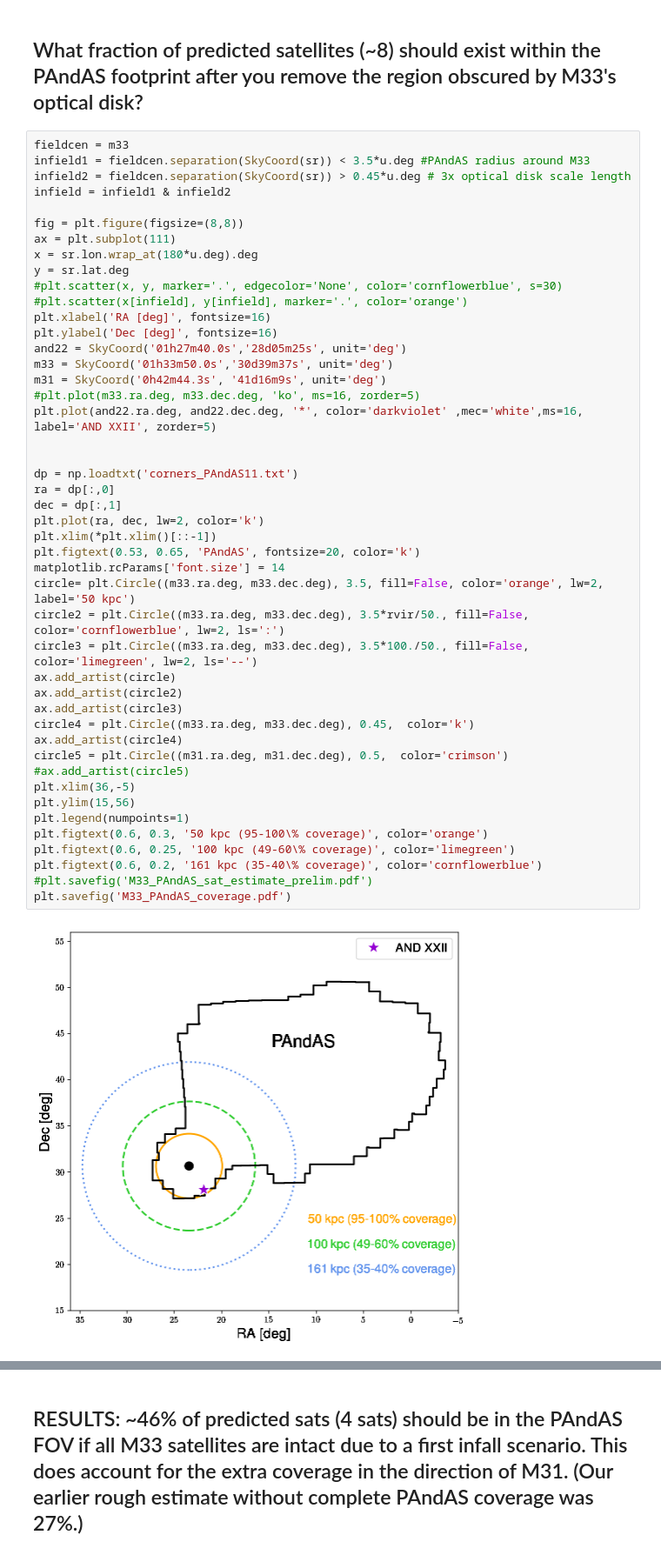
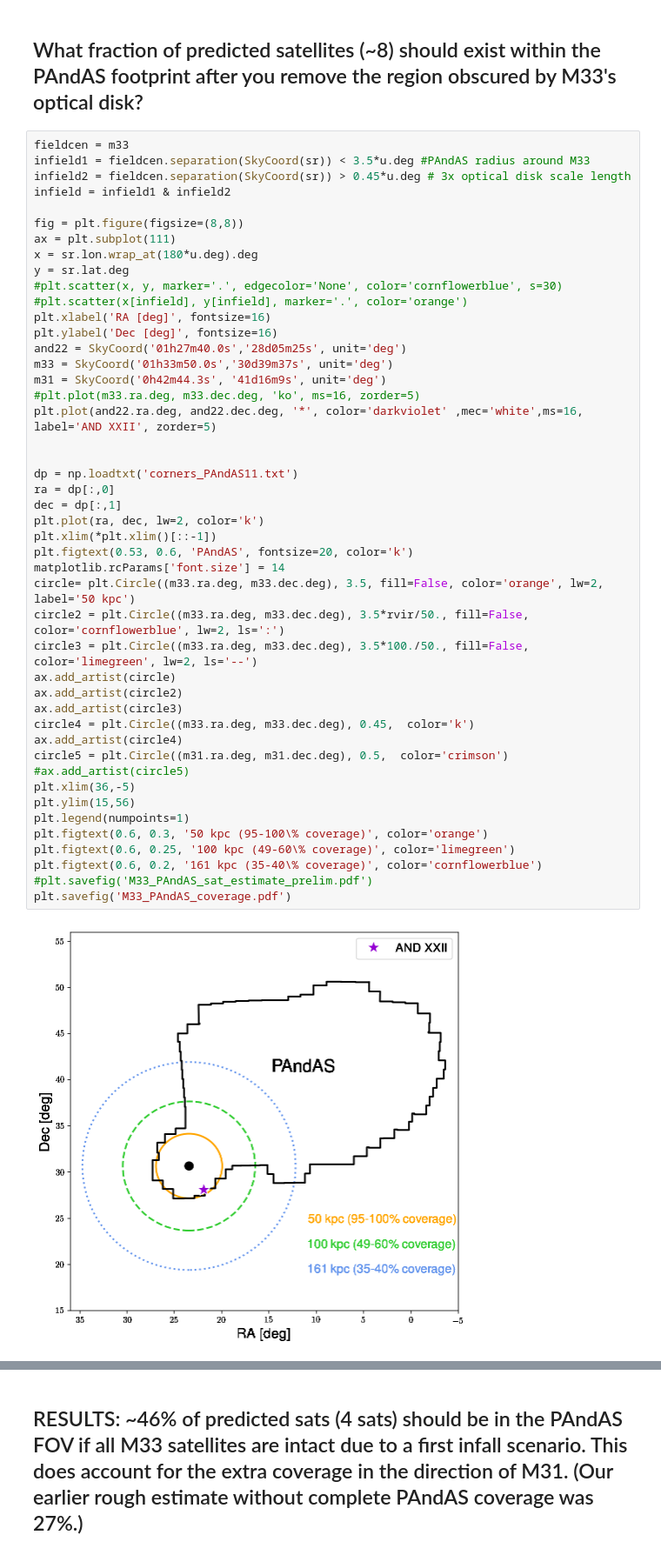
Before and after one commit to ekta1224/pspM31_hack, a Jupyter notebook: M33 volume coverage.ipynb, the cells around one changed output, grey strips where cells are left out. Shown: that part at 87% size. Drawn from its saved outputs; the diff is of its cells as text.

Commit message:
shifted the word pandas down on coverage plot

```diff
--- a/M33 volume coverage.ipynb
+++ b/M33 volume coverage.ipynb
@@ -52,35 +52,35 @@ m33 = SkyCoord('01h33m50.0s','30d39m37s', unit='deg')
 m31 = SkyCoord('0h42m44.3s', '41d16m9s', unit='deg')
 #plt.plot(m33.ra.deg, m33.dec.deg, 'ko', ms=16, zorder=5)
 plt.plot(and22.ra.deg, and22.dec.deg, '*', color='darkviolet' ,mec='white',ms=16, label='AND XXII', zorder=5)
 
 
 dp = np.loadtxt('corners_PAndAS11.txt')
 ra = dp[:,0]
 dec = dp[:,1]
 plt.plot(ra, dec, lw=2, color='k')
 plt.xlim(*plt.xlim()[::-1])
-plt.figtext(0.53, 0.65, 'PAndAS', fontsize=20, color='k')
+plt.figtext(0.53, 0.6, 'PAndAS', fontsize=20, color='k')
 matplotlib.rcParams['font.size'] = 14
 circle= plt.Circle((m33.ra.deg, m33.dec.deg), 3.5, fill=False, color='orange', lw=2, label='50 kpc')
 circle2 = plt.Circle((m33.ra.deg, m33.dec.deg), 3.5*rvir/50., fill=False, color='cornflowerblue', lw=2, ls=':')
 circle3 = plt.Circle((m33.ra.deg, m33.dec.deg), 3.5*100./50., fill=False, color='limegreen', lw=2, ls='--')
 ax.add_artist(circle)
 ax.add_artist(circle2)
 ax.add_artist(circle3)
 circle4 = plt.Circle((m33.ra.deg, m33.dec.deg), 0.45,  color='k')
 ax.add_artist(circle4)
 circle5 = plt.Circle((m31.ra.deg, m31.dec.deg), 0.5,  color='crimson')
 #ax.add_artist(circle5)
 plt.xlim(36,-5)
 plt.ylim(15,56)
 plt.legend(numpoints=1)
 plt.figtext(0.6, 0.3, '50 kpc (95-100\% coverage)', color='orange')
 plt.figtext(0.6, 0.25, '100 kpc (49-60\% coverage)', color='limegreen')
 plt.figtext(0.6, 0.2, '161 kpc (35-40\% coverage)', color='cornflowerblue')
 #plt.savefig('M33_PAndAS_sat_estimate_prelim.pdf')
 plt.savefig('M33_PAndAS_coverage.pdf')
 # %% [output]
-[figure, old version]
+[figure, new version]
 # %%
 # create path object of PAndAS map
 from matplotlib.path import Path
```
Also changed, not shown: parts of 4 cells of this notebook.
